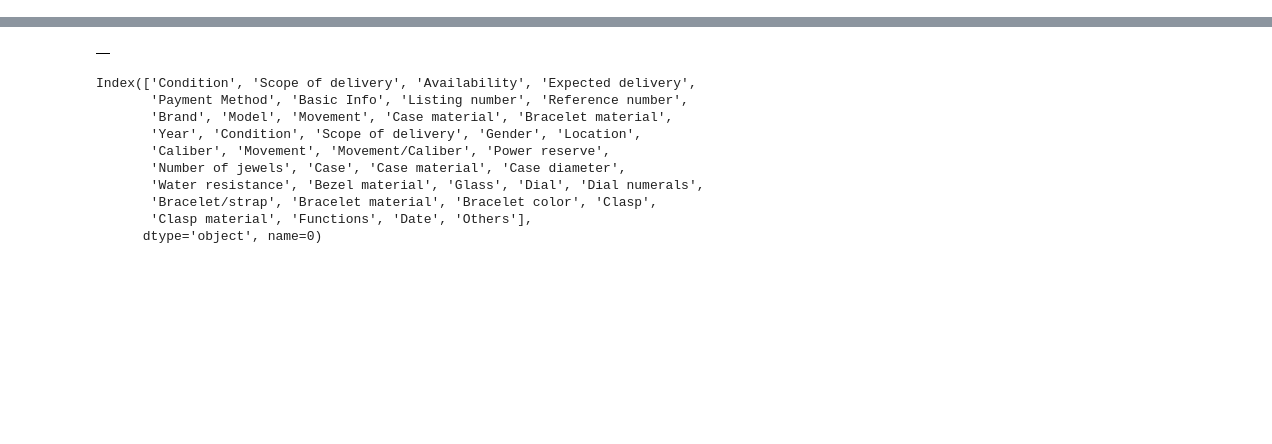
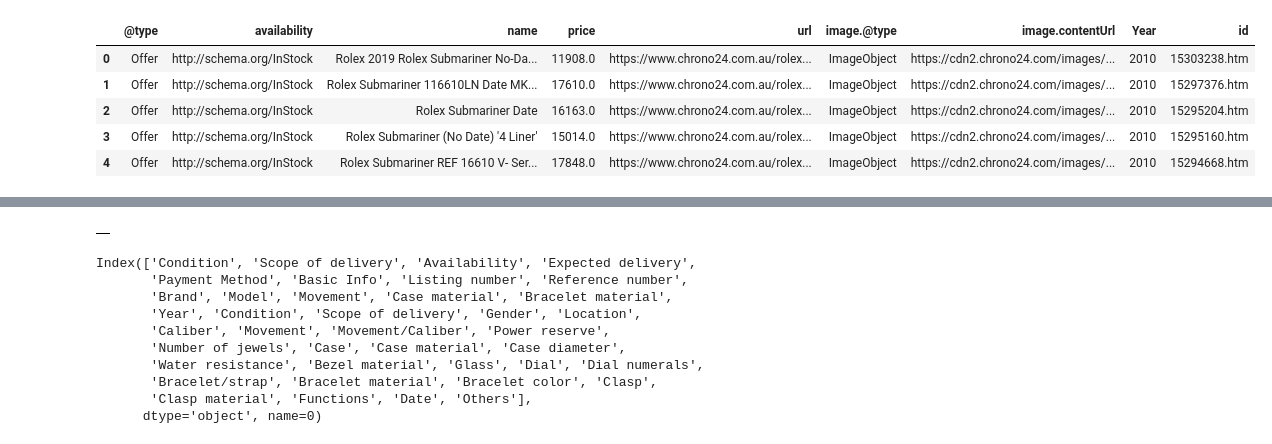
Before and after one commit to ben-muller/WatchPrice, a Jupyter notebook: Untitled.ipynb, the cells around one changed output, grey strips where cells are left out. Cells and saved outputs as stored; diff of their text form; code cells hidden in the pictures; blank space fills up the shorter version.

```diff
--- a/Untitled.ipynb
+++ b/Untitled.ipynb
@@ -49,0 +37,10 @@ for index in tqdm_notebook(range(100)):
+# %%
+subdf['id'] = subdf['url'].str.extract('id(.*)')[0]
+subdf.head()
+# %% [output]
+|  | @type | availability | name | price | url | image.@type | image.contentUrl | Year | id |
+| 0 | Offer | http://schema.org/InStock | Rolex 2019 Rolex Submariner No-Da... | 11908.0 | https://www.chrono24.com.au/rolex... | ImageObject | https://cdn2.chrono24.com/images/... | 2010 | 15303238.htm |
+| 1 | Offer | http://schema.org/InStock | Rolex Submariner 116610LN Date MK... | 17610.0 | https://www.chrono24.com.au/rolex... | ImageObject | https://cdn2.chrono24.com/images/... | 2010 | 15297376.htm |
+| 2 | Offer | http://schema.org/InStock | Rolex Submariner Date | 16163.0 | https://www.chrono24.com.au/rolex... | ImageObject | https://cdn2.chrono24.com/images/... | 2010 | 15295204.htm |
+| 3 | Offer | http://schema.org/InStock | Rolex Submariner (No Date) '4 Liner' | 15014.0 | https://www.chrono24.com.au/rolex... | ImageObject | https://cdn2.chrono24.com/images/... | 2010 | 15295160.htm |
+| 4 | Offer | http://schema.org/InStock | Rolex Submariner REF 16610 V- Ser... | 17848.0 | https://www.chrono24.com.au/rolex... | ImageObject | https://cdn2.chrono24.com/images/... | 2010 | 15294668.htm |
```
Also changed, not shown: parts of 8 cells of this notebook, 1 other file.
